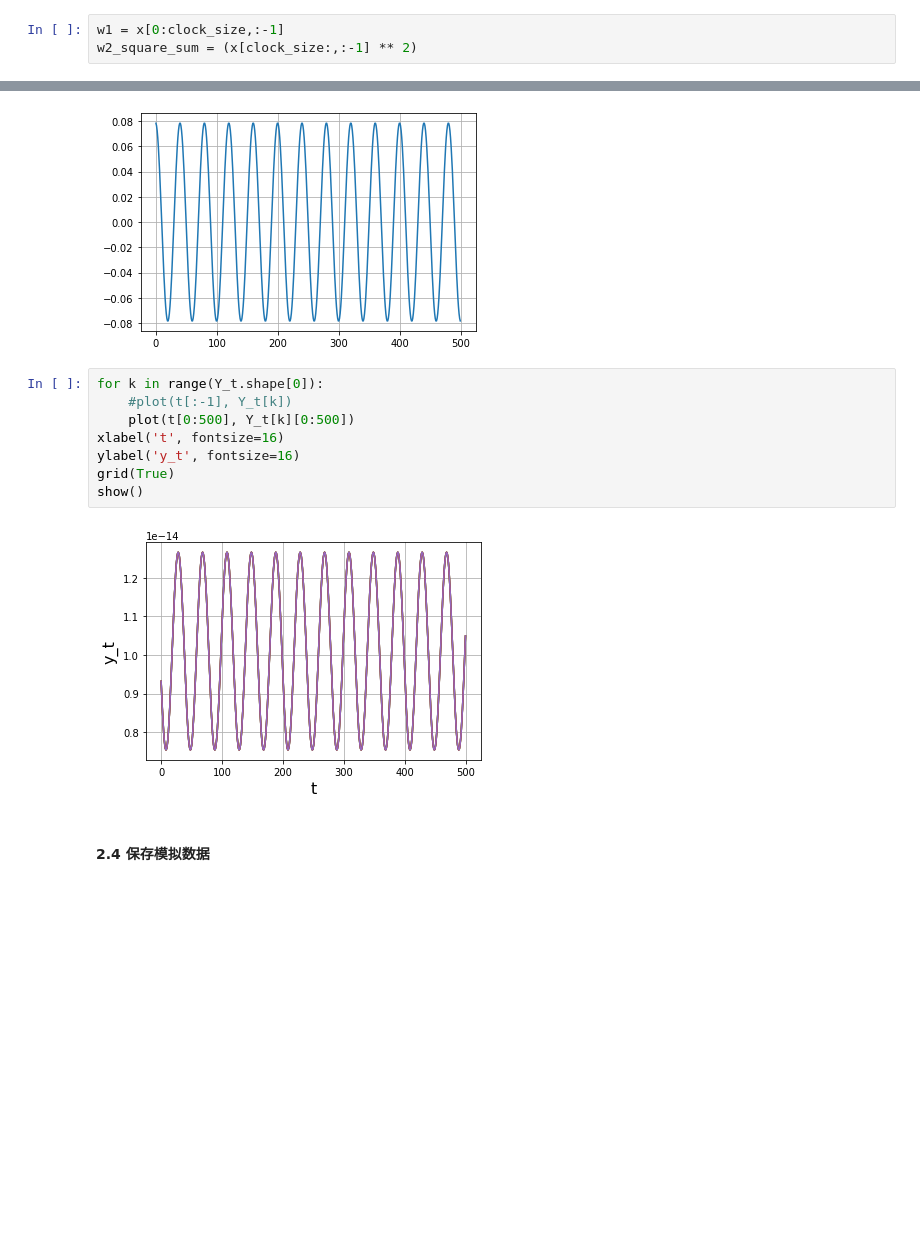
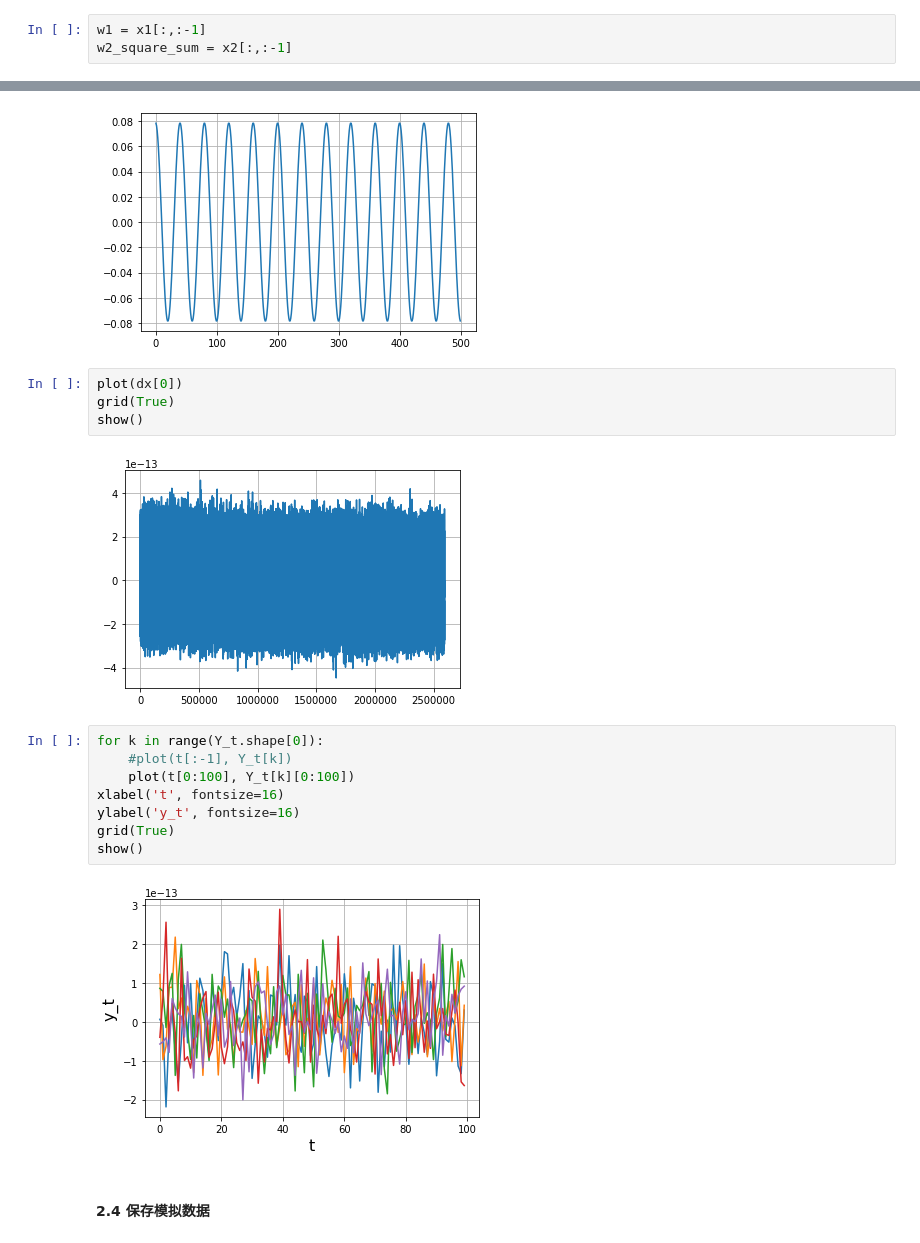
Before and after one commit to mochiliu3000/beamformer, a Jupyter notebook: Data Simulation.ipynb, the cells around one changed output, grey strips where cells are left out. Drawn from its saved outputs; the diff is of its cells as text; blank space fills up the shorter version.

```diff
--- a/Data Simulation.ipynb
+++ b/Data Simulation.ipynb
@@ -128,8 +141,8 @@ $ x{_i}(t)=x{_i}(0) + y{_i}(0) * t + 0.5 * d{_i} * t^{2} + \mu_i^{1} * W_i^{1}(t
 # %% [markdown]
 $ i = 1,2,3..., x_{i}(0) = 0, y_{i}(0) = 1 * 10^{-14}, μ_i^1 = 8.8 * 10^{-14}, μ_i^2 = 5.6 * 10^{-18}, d_i = 0$
 # %%
-w1 = x[0:clock_size,:-1]
-w2_square_sum = (x[clock_size:,:-1] ** 2)
+w1 = x1[:,:-1]
+w2_square_sum = x2[:,:-1]
 # %%
 for i in range(N-1):
     w2_square_sum[:,i+1] += w2_square_sum[:,i]
@@ -213,16 +247,22 @@ show()
 Y_t = dx + SST * delta_T[:-1] + SDT * dT + SM * delta_M + SH * delta_H
 # %% [output]
 [figure]
+# %%
+plot(dx[0])
+grid(True)
+show()
+# %% [output]
+[figure, added]
 # %%
 for k in range(Y_t.shape[0]):
     #plot(t[:-1], Y_t[k])
-    plot(t[0:500], Y_t[k][0:500])
+    plot(t[0:100], Y_t[k][0:100])
 xlabel('t', fontsize=16)
 ylabel('y_t', fontsize=16)
 grid(True)
 show()
 # %% [output]
-[figure, old version]
+[figure, new version]
 # %% [markdown]
 #### 2.4 保存模拟数据
 # %%
```
Also changed, not shown: parts of 11 cells of this notebook, 2 other files.
